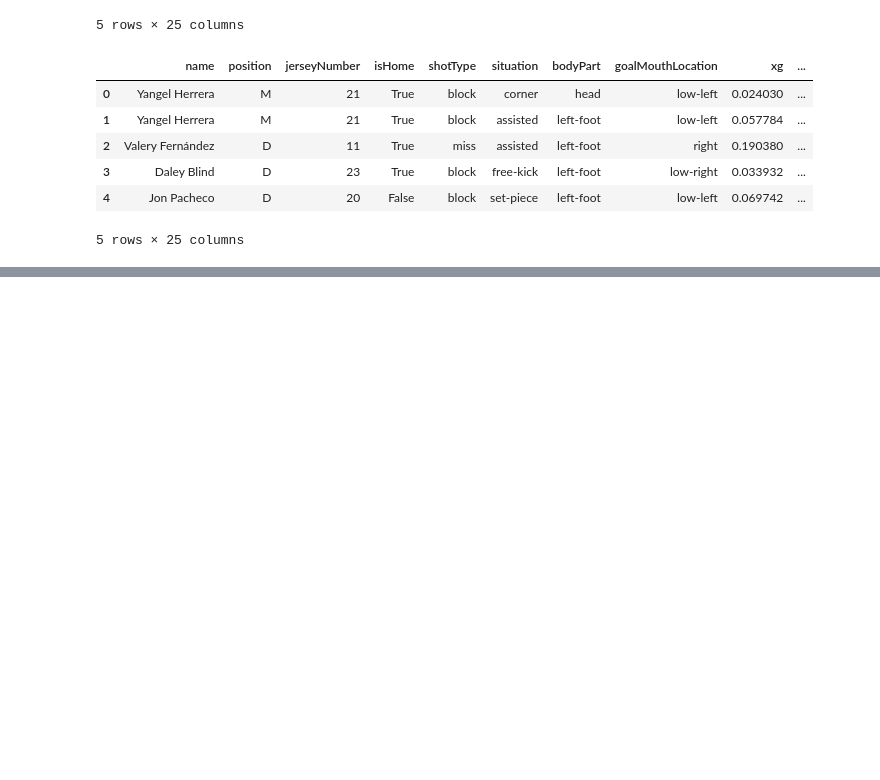
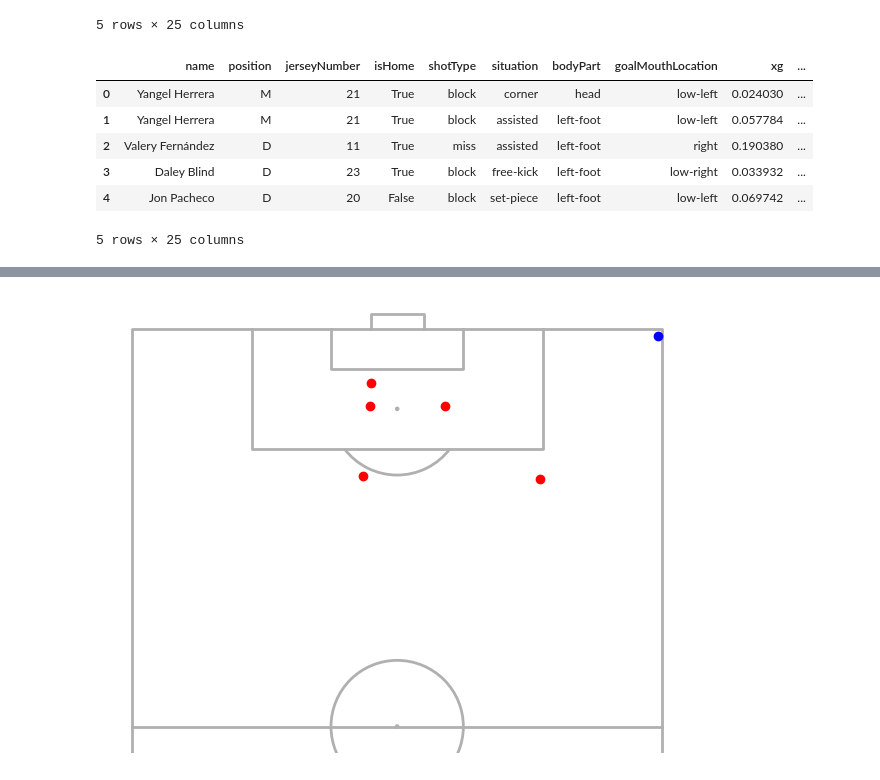
Before and after one commit to hshariq/Football-Analytics-Data-Engineering, a Jupyter notebook: Webscrap-Shots.ipynb, the cells around one changed output, grey strips where cells are left out. Saved outputs shown, nothing was run; the diff lists cells and outputs as text; code cells hidden in the pictures; blank space fills up the shorter version.

```diff
--- a/Webscrap-Shots.ipynb
+++ b/Webscrap-Shots.ipynb
@@ -253,0 +284,33 @@ df.head()
+# %%
+from mplsoccer import VerticalPitch
+# Create a vertical pitch (you can also use a horizontal pitch with `half=True`)
+pitch = VerticalPitch(half=True, goal_type='box', goal_alpha=1)
+fig, ax = pitch.draw()
+
+# Specify the figure size (width, height)
+# fig, ax = pitch.draw(figsize=(10, 10))
+# ax.scatter(0, 120) # left goal
+# ax.scatter(10.6,(120-44.9))
+# ax.scatter(7.1,45.1)
+ax.scatter(35.92,(119-10.6), color='red')
+ax.scatter((80*45.1)/100,(119-7.1), color='red')
+ax.scatter((80*43.6)/100,(119-21.2), color='red')
+#>50
+ax.scatter(47.28,(119-10.5), color='red')
+ax.scatter(61.52,(119-21.6), color='red')
+ax.scatter(79.36,119, color='blue')
+
+
+
+# ax.scatter(39+26.2,(119-21.6), color='red')
+
+# if x['x'] > 80:
+#     ax.scatter((80),(119-0), color='red')
+# ax.scatter(50,80, color='red')
+# ax.scatter(80,60, color='red')
+# ax.scatter(filtered_df2['EndLocyCoord'], filtered_df2['EndLocxCoord'], color='blue')
+
+# Show the plot
+plt.show()
+# %% [output]
+[figure, added]
```
Also changed, not shown: parts of 16 cells of this notebook, 6 other files.
